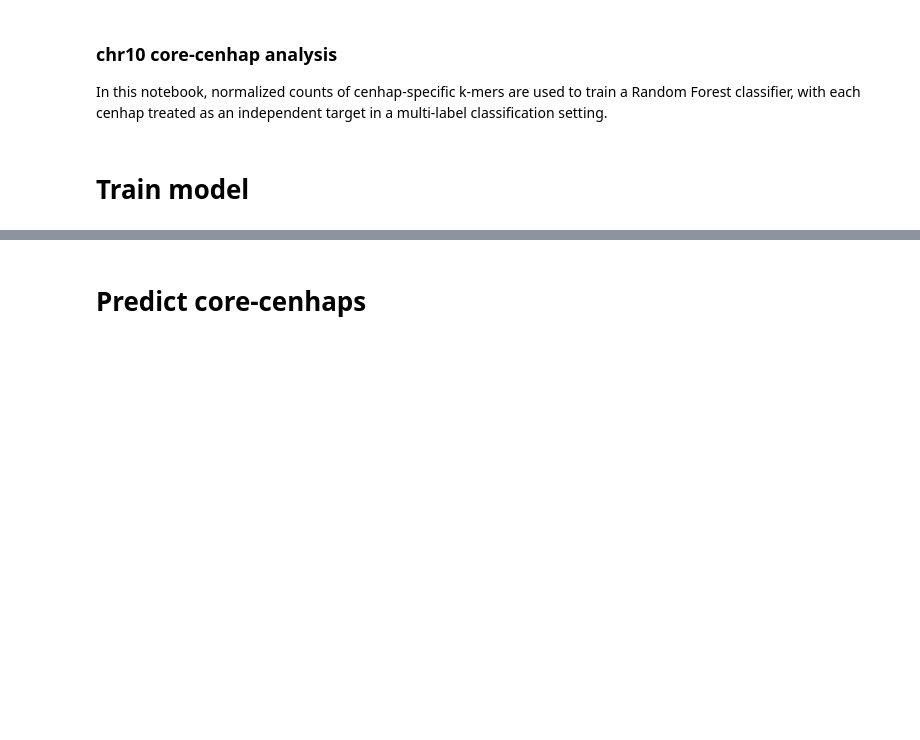
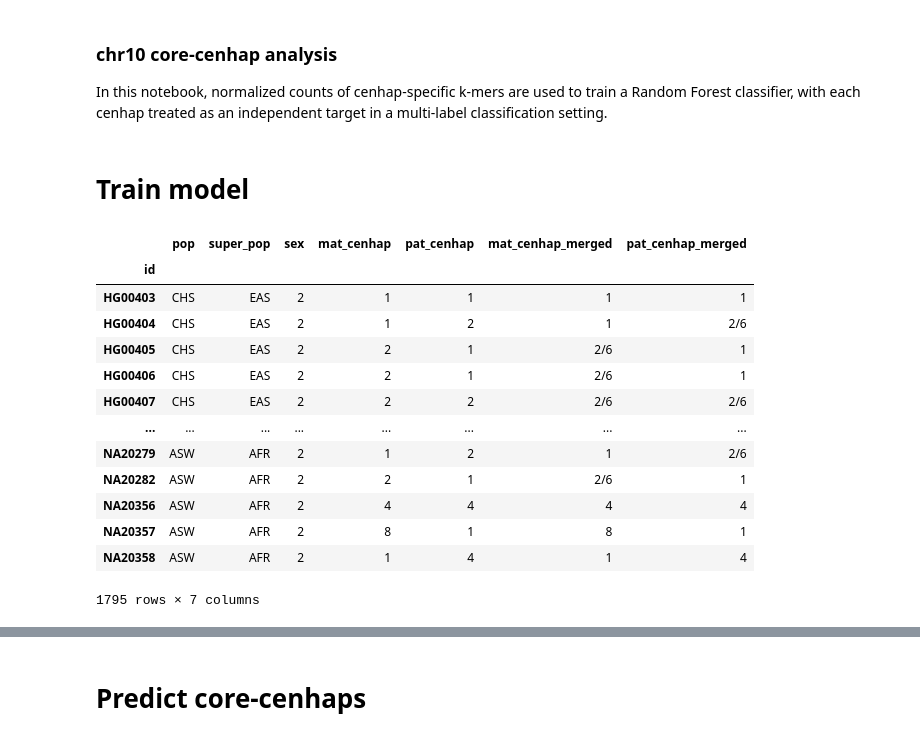
Before and after one commit to fedorrik/asat_for_archaic_2025, a Jupyter notebook: core-cenhaps/cen6/cen6_core-cenhap_prediction.ipynb, the cells around one changed output, grey strips where cells are left out. Cells and saved outputs as stored; diff of their text form; code cells hidden in the pictures; blank space fills up the shorter version.

```diff
--- a/core-cenhaps/cen6/cen6_core-cenhap_prediction.ipynb
+++ b/core-cenhaps/cen6/cen6_core-cenhap_prediction.ipynb
@@ -18,6 +18,23 @@ from sklearn.metrics import accuracy_score
 chrom = 'chr6'
 h1_kmer = 'cen6h1'
 h2_kmer = 'cen6h2'
+# %%
+metadata
+# %% [output]
+|  | pop | super_pop | sex | mat_cenhap | pat_cenhap | mat_cenhap_merged | pat_cenhap_merged |
+| id |  |  |  |  |  |  |  |
+| HG00403 | CHS | EAS | 2 | 1 | 1 | 1 | 1 |
+| HG00404 | CHS | EAS | 2 | 1 | 2 | 1 | 2/6 |
+| HG00405 | CHS | EAS | 2 | 2 | 1 | 2/6 | 1 |
+| HG00406 | CHS | EAS | 2 | 2 | 1 | 2/6 | 1 |
+| HG00407 | CHS | EAS | 2 | 2 | 2 | 2/6 | 2/6 |
+| ... | ... | ... | ... | ... | ... | ... | ... |
+| NA20279 | ASW | AFR | 2 | 1 | 2 | 1 | 2/6 |
+| NA20282 | ASW | AFR | 2 | 2 | 1 | 2/6 | 1 |
+| NA20356 | ASW | AFR | 2 | 4 | 4 | 4 | 4 |
+| NA20357 | ASW | AFR | 2 | 8 | 1 | 8 | 1 |
+| NA20358 | ASW | AFR | 2 | 1 | 4 | 1 | 4 |
+1795 rows × 7 columns
 # %%
 # Load and normalize input k-mer count data in 1000 Genomes
 raw_counts = pd.read_csv('inputs/modern_counts.tsv', sep='\t').set_index('id')
```
Also changed, not shown: parts of 9 cells of this notebook, 5 other files.
